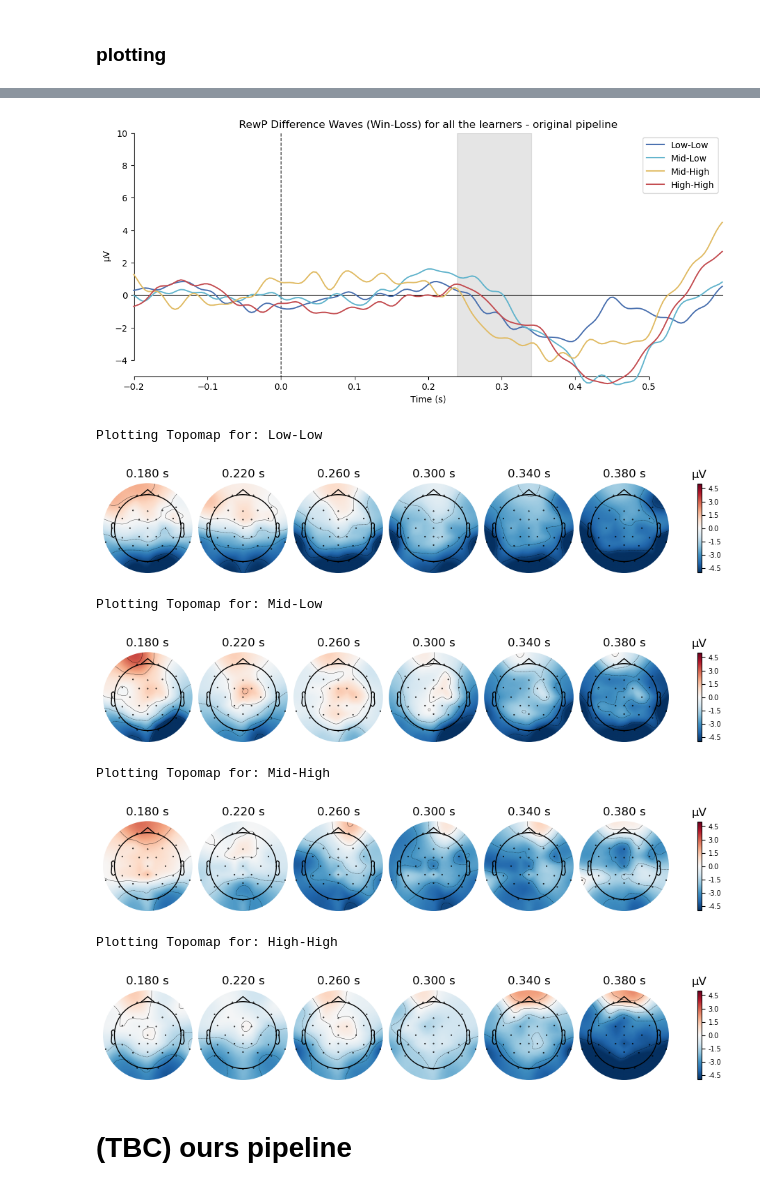
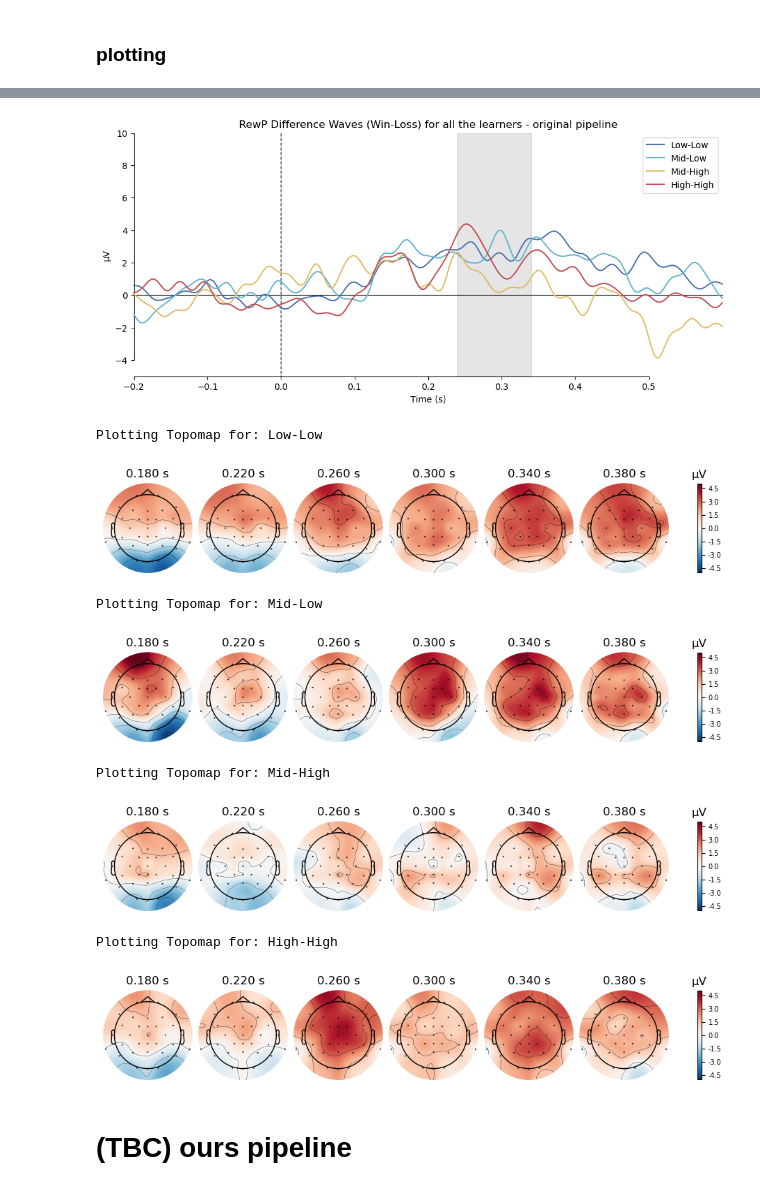
Before and after one commit to xuyg16/EEG_Reward-Processing_ERP, a Jupyter notebook: scripts/multi_subject_processing.ipynb, the cells around one changed output, grey strips where cells are left out. Drawn from its saved outputs; the diff is of its cells as text; code cells hidden in the pictures.

```diff
--- a/scripts/multi_subject_processing.ipynb
+++ b/scripts/multi_subject_processing.ipynb
@@ -91,9 +91,6 @@ for subject_id in tqdm(SUBJECTS, desc='Processing subjects', leave=True):
     # Downsample to 250 Hz
     eeg_down = down_sampling(raw, verbose=False)
 
-    # Make a copy for ica analysis
-    eeg_ica = band_filter(eeg_down.copy(), f_low=1, f_high=100)
-
     # Bandpass filter 0.1-30 Hz
     eeg_band = band_filter(eeg_down)
 
@@ -103,21 +100,19 @@ for subject_id in tqdm(SUBJECTS, desc='Processing subjects', leave=True):
     # Drop bad channels and reference channel
     eeg_band_notch = drop_bad_channels(subject_info[subject_id]['bad_channels'], eeg_band_notch)   #input: bad channels from previous run, eeg
     eeg_band_notch = reref(eeg_band_notch)
-    eeg_ica = drop_bad_channels(subject_info[subject_id]['bad_channels'], eeg_ica)
-    eeg_ica = reref(eeg_ica)
 
     ## get the dictionary for the events
-    evts, evts_dict = mne.events_from_annotations(eeg_ica)
+    evts, evts_dict = mne.events_from_annotations(eeg_band_notch)
     evts_dict_stim = {k: evts_dict[k] for k in evts_dict.keys() if k in config.CONDITIONS_DICT['onset_locked']}
 
     # Trial rejection using customized function
     rejection_params = config.PIPELINES[ACTIVE_PIPELINE]['rejection_params']['ica']
-    trials, rejection_info = trial_rejection_cust(eeg_ica, evts, evts_dict_stim, **rejection_params)
+    trials, rejection_info = trial_rejection_cust(eeg_band_notch, evts, evts_dict_stim, **rejection_params)
 
     # ICA and ICLabel
     ica = get_ica(trials, config.PIPELINES[ACTIVE_PIPELINE]['ica_method'])
     ic_labels = get_iclabel(trials, ica, method='iclabel')
-    eeg_band_notch = iccomponent_removal_author(eeg_band_notch, eeg_ica, ica)
+    eeg_band_notch = iccomponent_removal_author(eeg_band_notch, trials, ica)
 
     # Interpolation of bad channels
     eeg_band_notch = interpolation(eeg_band_notch, verbose=False)
@@ -255,7 +245,6 @@ group_evokeds_ori_learner = {}
 for subject_id in tqdm(LEARNERS, desc='Processing subjects', leave=True):
     # ------ LOAD DATA ------
     cfg = config.PIPELINES[ACTIVE_PIPELINE]
-
     bids_path = BIDSPath(subject=subject_id, task='casinos',
                         datatype='eeg', suffix='eeg',
                         root=root)
@@ -264,7 +253,6 @@ for subject_id in tqdm(LEARNERS, desc='Processing subjects', leave=True):
     raw.load_data()
     # fix the annotations readin
     ccs_eeg_utils.read_annotations_core(bids_path,raw)
-
 
     # ------- PREPROCESSING PIPELINE -------
     # Add reference channel Fz
@@ -276,9 +264,6 @@ for subject_id in tqdm(LEARNERS, desc='Processing subjects', leave=True):
     # Downsample to 250 Hz
     eeg_down = down_sampling(raw, verbose=False)
 
-    # Make a copy for ica analysis
-    eeg_ica = band_filter(eeg_down.copy(), f_low=1, f_high=100)
-
     # Bandpass filter 0.1-30 Hz
     eeg_band = band_filter(eeg_down)
 
@@ -288,20 +273,19 @@ for subject_id in tqdm(LEARNERS, desc='Processing subjects', leave=True):
     # Drop bad channels and reference channel
     eeg_band_notch = drop_bad_channels(subject_info[subject_id]['bad_channels'], eeg_band_notch)   #input: bad channels from previous run, eeg
     eeg_band_notch = reref(eeg_band_notch)
-    eeg_ica = drop_bad_channels(subject_info[subject_id]['bad_channels'], eeg_ica)
-    eeg_ica = reref(eeg_ica)
 
     ## get the dictionary for the events
-    evts, evts_dict = mne.events_from_annotations(eeg_ica)
+    evts, evts_dict = mne.events_from_annotations(eeg_band_notch)
     evts_dict_stim = {k: evts_dict[k] for k in evts_dict.keys() if k in config.CONDITIONS_DICT['onset_locked']}
 
     # Trial rejection using customized function
     rejection_params = config.PIPELINES[ACTIVE_PIPELINE]['rejection_params']['ica']
-    trials, rejection_info = trial_rejection_cust(eeg_ica, evts, evts_dict_stim, **rejection_params)
+    trials, rejection_info = trial_rejection_cust(eeg_band_notch, evts, evts_dict_stim, **rejection_params)
 
     # ICA and ICLabel
     ica = get_ica(trials, config.PIPELINES[ACTIVE_PIPELINE]['ica_method'])
-    eeg_band_notch = iccomponent_removal_author(eeg_band_notch, eeg_ica, ica)
+    ic_labels = get_iclabel(trials, ica, method='iclabel')
+    eeg_band_notch = iccomponent_removal_author(eeg_band_notch, trials, ica)
 
     # Interpolation of bad channels
     eeg_band_notch = interpolation(eeg_band_notch, verbose=False)
@@ -413,23 +397,18 @@ plot_erp(grand_averages_ori_learner, ylim=[-5, 20], diff=False, title=f"ERP Resu
 diff_evokeds_ori_learner = get_evoked_difference(grand_averages_ori_learner)
 plot_erp(diff_evokeds_ori_learner, diff=True, title=f"RewP Difference Waves (Win-Loss) for all the learners - {ACTIVE_PIPELINE} pipeline");
 # %% [output]
-[figure, old version]
+[figure, new version]
 # %%
-times = [0.18, 0.22, 0.26, 0.30, 0.34, 0.38] # Fewer time points to save space
-vlimit = (-5, 5)
-
-for condition, evoked in diff_evokeds_ori_learner.items():
-    print(f"Plotting Topomap for: {condition}")
-    evoked.plot_topomap(times=times, ch_type='eeg', colorbar=True, vlim=vlimit)
+plot_topo_serires(diff_evokeds_ori_learner)
 # %% [output]
 Plotting Topomap for: Low-Low
-[figure, old version]
+[figure, new version]
 Plotting Topomap for: Mid-Low
-[figure, old version]
+[figure, new version]
 Plotting Topomap for: Mid-High
-[figure, old version]
+[figure, new version]
 Plotting Topomap for: High-High
-[figure, old version]
+[figure, new version]
 # %% [markdown]
 # (TBC) ours pipeline
 # %% [markdown]
```
Also changed, not shown: parts of 15 cells of this notebook.
